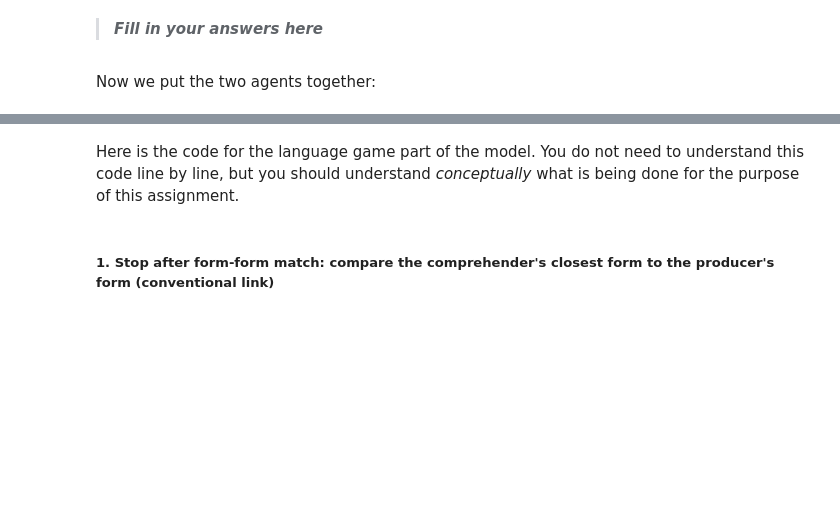
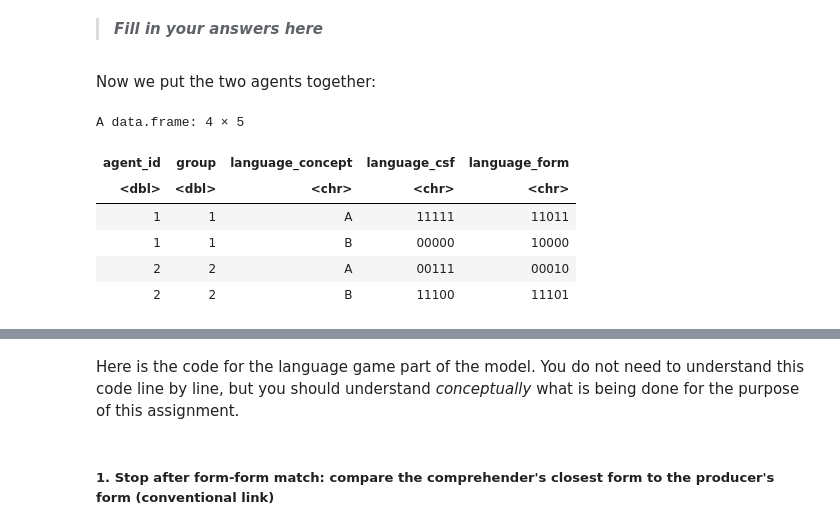
Before and after one commit to evolamus/labs, a Jupyter notebook: Agent_based_model_sign_language.ipynb, the cells around one changed output, grey strips where cells are left out. Cells and saved outputs as stored; diff of their text form; code cells hidden in the pictures; blank space fills up the shorter version.

```diff
--- a/Agent_based_model_sign_language.ipynb
+++ b/Agent_based_model_sign_language.ipynb
@@ -106,5 +131,13 @@ agent2
 # %% [markdown]
 Now we put the two agents together:
 # %%
-agents <- rbind (agent1, agent2)
-agents
+agents_diff_groups <- rbind (agent1, agent2)
+agents_diff_groups
+# %% [output]
+A data.frame: 4 × 5
+| agent_id | group | language_concept | language_csf | language_form |
+| <dbl> | <dbl> | <chr> | <chr> | <chr> |
+| 1 | 1 | A | 11111 | 11011 |
+| 1 | 1 | B | 00000 | 10000 |
+| 2 | 2 | A | 00111 | 00010 |
+| 2 | 2 | B | 11100 | 11101 |
```
Also changed, not shown: parts of 22 cells of this notebook, 17 other files.
